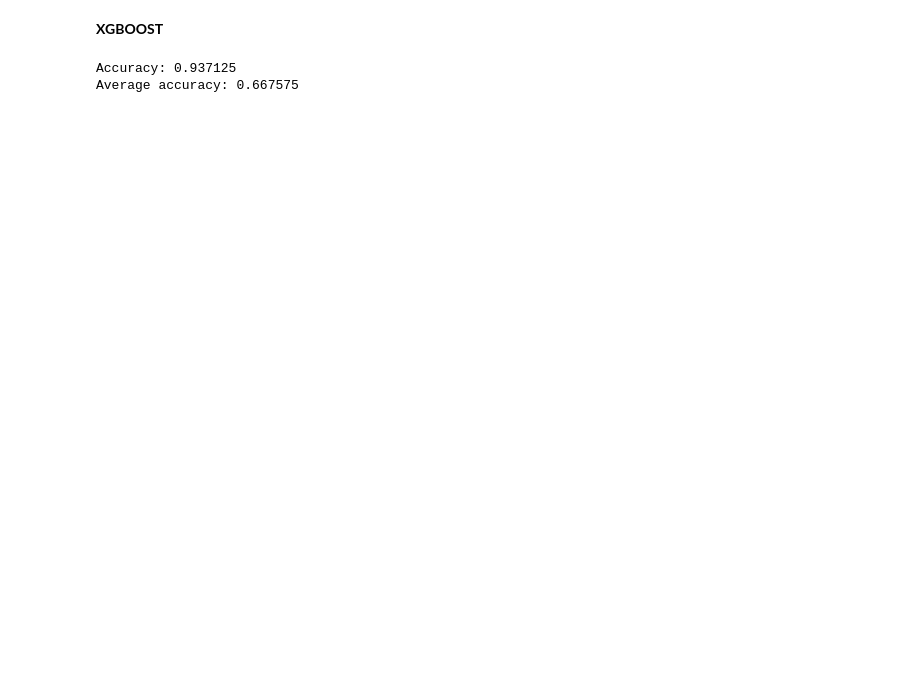
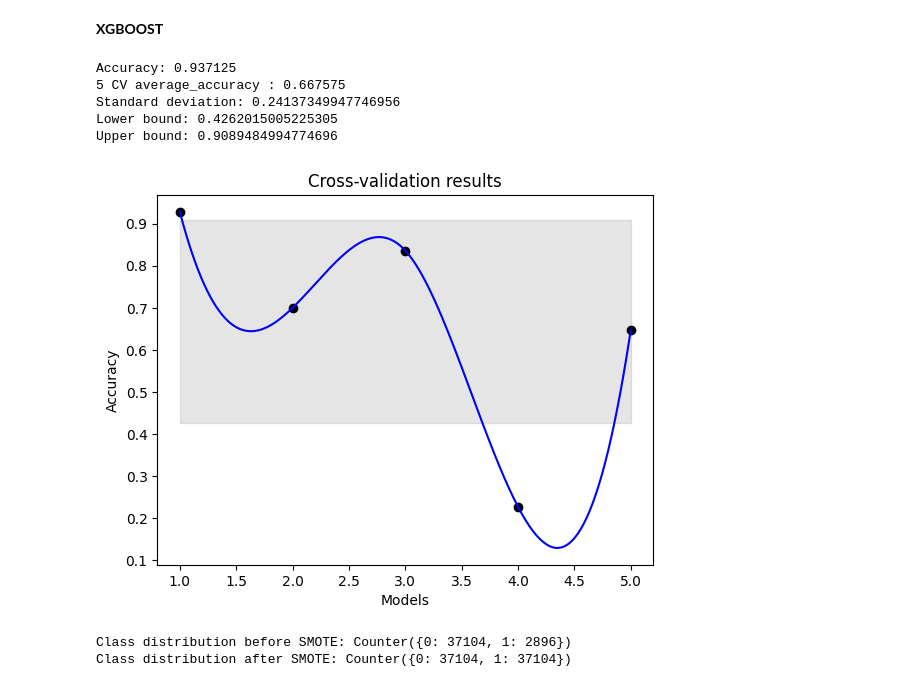
Before and after one commit to saadAwd/dNEZcQknePZPXfa6, a Jupyter notebook: qvtxlzy9ep7l8b7a.ipynb, the cells around one changed output. Drawn from its saved outputs; the diff is of its cells as text; code cells hidden in the pictures; blank space fills up the shorter version.

```diff
--- a/qvtxlzy9ep7l8b7a.ipynb
+++ b/qvtxlzy9ep7l8b7a.ipynb
@@ -351,30 +414,81 @@ Average accuracy: 0.40465
 # %%
 import xgboost as xgb
 
 # Define the features and target variable
 X = df_encoded.drop('y', axis=1)
 y = df_encoded['y']
 
 # Split the data into training and testing sets
 X_train, X_test, y_train, y_test = train_test_split(X, y, test_size=0.2, random_state=42)
 
 # Initialize the XGBoost classifier
 xgb_clf = xgb.XGBClassifier(n_estimators=100, max_depth=3, learning_rate=0.1, random_state=42)
 
 # Fit the model to the training data
 xgb_clf.fit(X_train, y_train)
 
 # Make predictions on the testing data
 y_pred = xgb_clf.predict(X_test)
 
 # Evaluate the model's accuracy
 accuracy = accuracy_score(y_test, y_pred)
 print("Accuracy:", accuracy)
 
 # Evaluate the model's accuracy using cross-validation
 scores = cross_val_score(xgb_clf, X, y, cv=5)
 average_accuracy = scores.mean()
-print("Average accuracy:", average_accuracy)
+std_deviation = scores.std()
+print("5 CV average_accuracy :", average_accuracy)
+print("Standard deviation:", std_deviation)
+
+lower_bound = average_accuracy - std_deviation
+upper_bound = average_accuracy + std_deviation
+
+print("Lower bound:", lower_bound)
+print("Upper bound:", upper_bound)
+
+# Interpolate the scores to create a smooth curve
+x_new = np.linspace(1, len(scores), 300)
+spl = make_interp_spline(np.arange(1, len(scores) + 1), scores, k=3)
+y_new = spl(x_new)
+
+plt.plot(x_new, y_new, color='blue')
+plt.fill_between(np.arange(1, len(scores) + 1), average_accuracy - std_deviation, average_accuracy + std_deviation, alpha=0.2, color='gray')
+plt.scatter(np.arange(1, len(scores) + 1), scores, color='black')
+
+plt.xlabel('Models')
+plt.ylabel('Accuracy')
+plt.title('Cross-validation results')
+plt.show()
 # %% [output]
 Accuracy: 0.937125
-Average accuracy: 0.667575
+5 CV average_accuracy : 0.667575
+Standard deviation: 0.24137349947746956
+Lower bound: 0.4262015005225305
+Upper bound: 0.9089484994774696
+[figure, added]
+# %%
+from imblearn.over_sampling import SMOTE
+from collections import Counter
+
+
+
+# Separate features and labels
+X = df_encoded.drop('y', axis=1)
+y = df_encoded['y']
+
+# Instantiate SMOTE object
+smote = SMOTE()
+
+# Resample the data using SMOTE
+X_resampled, y_resampled = smote.fit_resample(X, y)
+
+# Combine the resampled features and labels into a new DataFrame
+resampled_df = pd.concat([pd.DataFrame(X_resampled), pd.DataFrame(y_resampled)], axis=1)
+resampled_df.columns = df_encoded.columns
+
+print("Class distribution before SMOTE:", Counter(y))
+print("Class distribution after SMOTE:", Counter(y_resampled))
+# %% [output]
+Class distribution before SMOTE: Counter({0: 37104, 1: 2896})
+Class distribution after SMOTE: Counter({0: 37104, 1: 37104})
```
Also changed, not shown: parts of 10 cells of this notebook.
